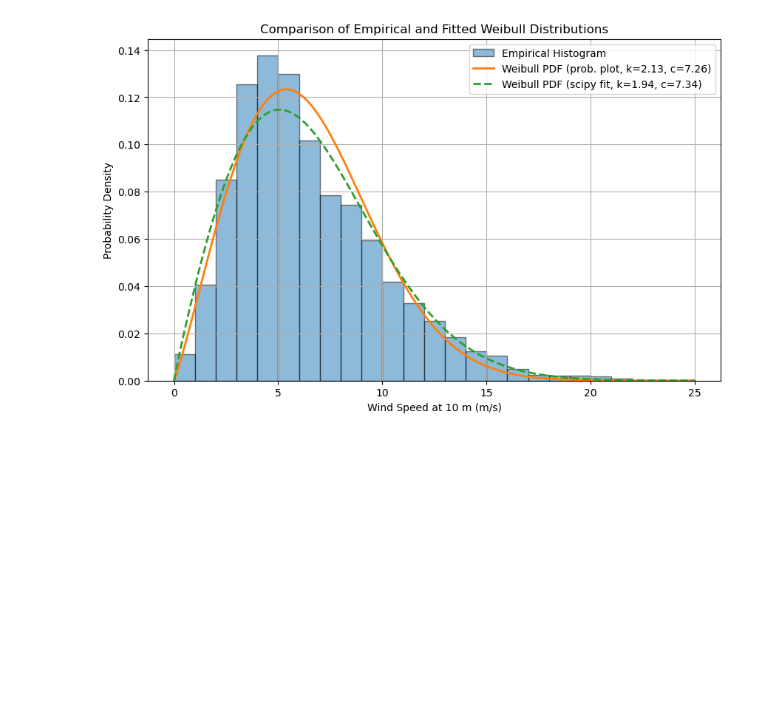
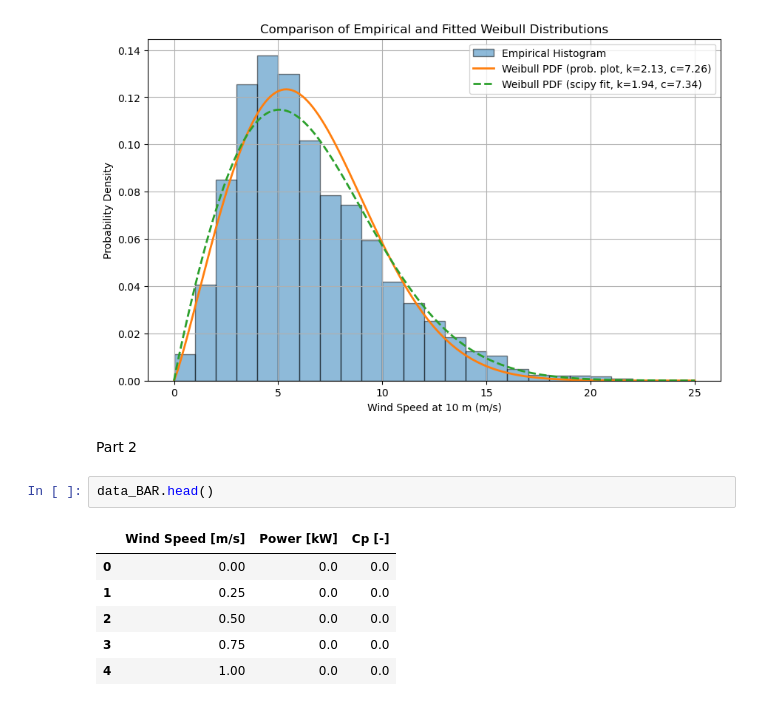
Before and after one commit to Aqdas-M/Offshore-Renewable-Technologies, a Jupyter notebook: Assignment 1/Assignment 1 Code.ipynb, the cells around one changed output. Drawn from its saved outputs; the diff is of its cells as text; blank space fills up the shorter version.

```diff
--- a/Assignment 1/Assignment 1 Code.ipynb
+++ b/Assignment 1/Assignment 1 Code.ipynb
@@ -155,3 +161,14 @@ plt.show()
 Fitted Weibull shape parameter (k): 1.9420
 Fitted Weibull scale parameter (c): 7.3378
 [figure]
+# %% [markdown]
+Part 2
+# %%
+data_BAR.head()
+# %% [output]
+|  | Wind Speed [m/s] | Power [kW] | Cp [-] |
+| 0 | 0.00 | 0.0 | 0.0 |
+| 1 | 0.25 | 0.0 | 0.0 |
+| 2 | 0.50 | 0.0 | 0.0 |
+| 3 | 0.75 | 0.0 | 0.0 |
+| 4 | 1.00 | 0.0 | 0.0 |
```
Also changed, not shown: parts of 5 cells of this notebook.
